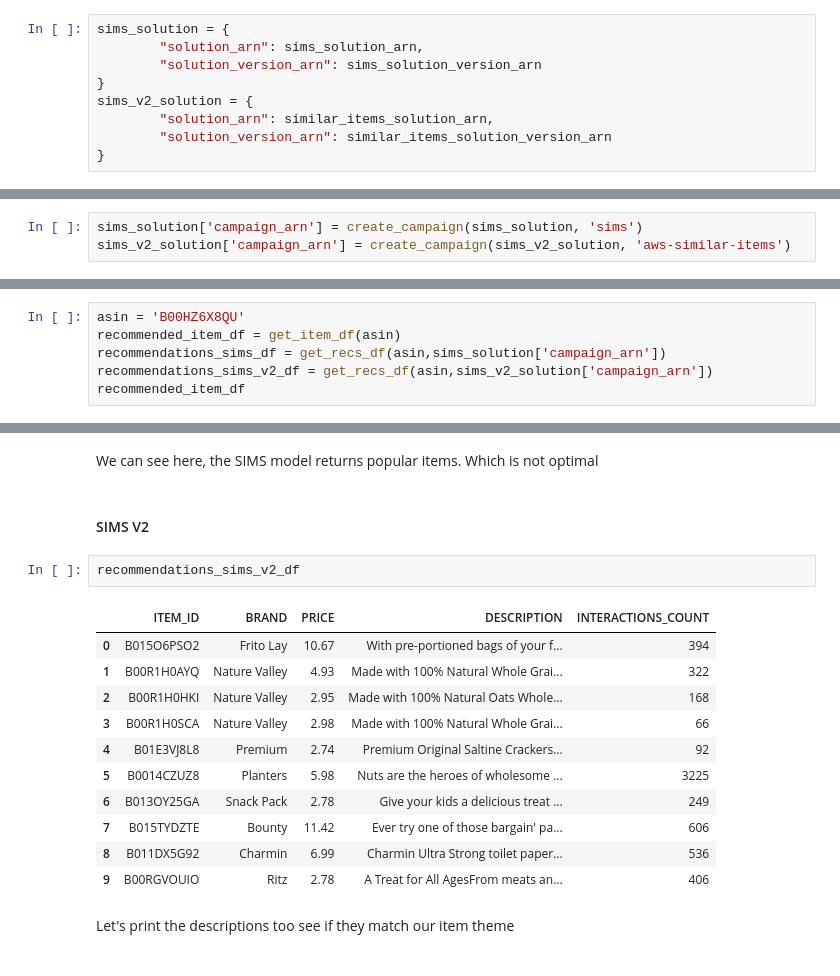
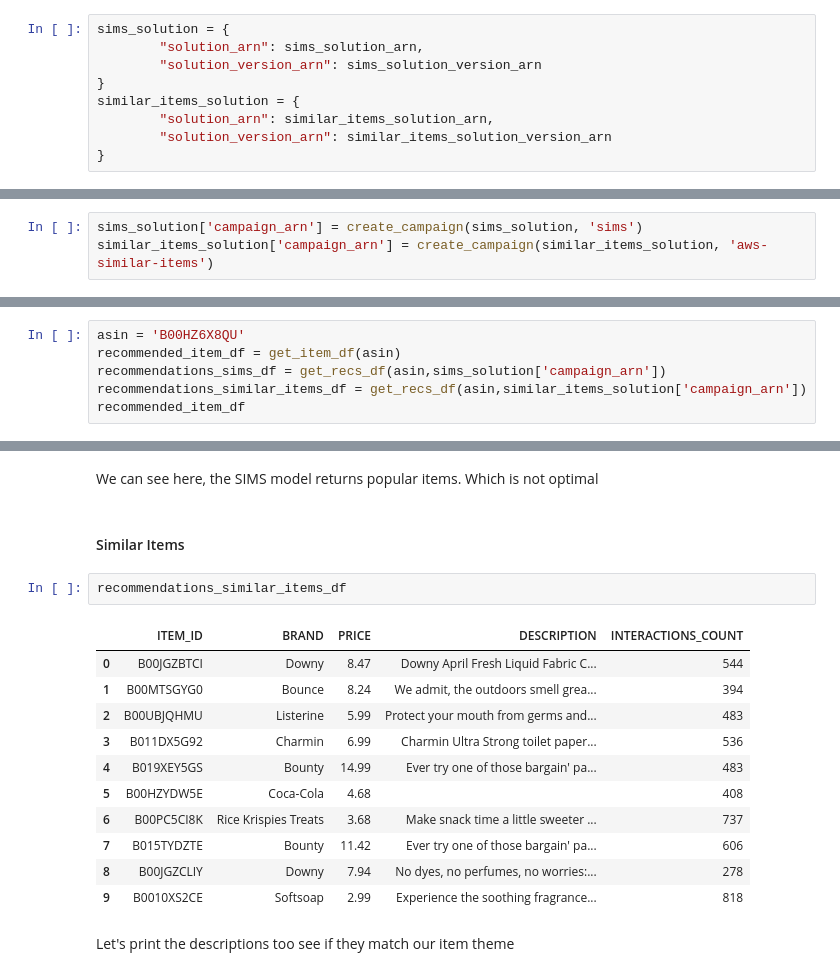
Before and after one commit to aws-samples/amazon-personalize-samples, a Jupyter notebook: next_steps/core_use_cases/related_items/personalize_aws_similar_items_example.ipynb, the cells around one changed output, grey strips where cells are left out. Cells and saved outputs as stored; diff of their text form.

```diff
--- a/next_steps/core_use_cases/related_items/personalize_aws_similar_items_example.ipynb
+++ b/next_steps/core_use_cases/related_items/personalize_aws_similar_items_example.ipynb
@@ -1001,7 +1015,7 @@ sims_solution = {
         "solution_arn": sims_solution_arn,
         "solution_version_arn": sims_solution_version_arn
 }
-sims_v2_solution = {
+similar_items_solution = {
         "solution_arn": similar_items_solution_arn,
         "solution_version_arn": similar_items_solution_version_arn
 }
@@ -1035,5 +1049,5 @@ def waitForCampaign(solution):
 Create a campaign for each of the items similarities recipes, but keep all the other settings the same to demonstrate the impact of the addition of metadata.
 # %%
 sims_solution['campaign_arn'] = create_campaign(sims_solution, 'sims')
-sims_v2_solution['campaign_arn'] = create_campaign(sims_v2_solution, 'aws-similar-items')
+similar_items_solution['campaign_arn'] = create_campaign(similar_items_solution, 'aws-similar-items')
 # %% [output]
@@ -1274,7 +1272,7 @@ Now let's take a look at some more targeted items to see how these two models be
 asin = 'B00HZ6X8QU'
 recommended_item_df = get_item_df(asin)
 recommendations_sims_df = get_recs_df(asin,sims_solution['campaign_arn'])
-recommendations_sims_v2_df = get_recs_df(asin,sims_v2_solution['campaign_arn'])
+recommendations_similar_items_df = get_recs_df(asin,similar_items_solution['campaign_arn'])
 recommended_item_df
 # %% [output]
 A value is trying to be set on a copy of a slice from a DataFrame.
@@ -1370,21 +1370,21 @@ recommendations_sims_df
 # %% [markdown]
 We can see here, the SIMS model returns popular items. Which is not optimal
 # %% [markdown]
-#### SIMS V2
+#### Similar Items
 # %%
-recommendations_sims_v2_df
+recommendations_similar_items_df
 # %% [output]
 |  | ITEM_ID | BRAND | PRICE | DESCRIPTION | INTERACTIONS_COUNT |
-| 0 | B015O6PSO2 | Frito Lay | 10.67 | With pre-portioned bags of your f... | 394 |
-| 1 | B00R1H0AYQ | Nature Valley | 4.93 | Made with 100% Natural Whole Grai... | 322 |
-| 2 | B00R1H0HKI | Nature Valley | 2.95 | Made with 100% Natural Oats Whole... | 168 |
-| 3 | B00R1H0SCA | Nature Valley | 2.98 | Made with 100% Natural Whole Grai... | 66 |
-| 4 | B01E3VJ8L8 | Premium | 2.74 | Premium Original Saltine Crackers... | 92 |
-| 5 | B0014CZUZ8 | Planters | 5.98 | Nuts are the heroes of wholesome ... | 3225 |
-| 6 | B013OY25GA | Snack Pack | 2.78 | Give your kids a delicious treat ... | 249 |
+| 0 | B00JGZBTCI | Downy | 8.47 | Downy April Fresh Liquid Fabric C... | 544 |
+| 1 | B00MTSGYG0 | Bounce | 8.24 | We admit, the outdoors smell grea... | 394 |
+| 2 | B00UBJQHMU | Listerine | 5.99 | Protect your mouth from germs and... | 483 |
+| 3 | B011DX5G92 | Charmin | 6.99 | Charmin Ultra Strong toilet paper... | 536 |
+| 4 | B019XEY5GS | Bounty | 14.99 | Ever try one of those bargain' pa... | 483 |
+| 5 | B00HZYDW5E | Coca-Cola | 4.68 |  | 408 |
+| 6 | B00PC5CI8K | Rice Krispies Treats | 3.68 | Make snack time a little sweeter ... | 737 |
 | 7 | B015TYDZTE | Bounty | 11.42 | Ever try one of those bargain' pa... | 606 |
-| 8 | B011DX5G92 | Charmin | 6.99 | Charmin Ultra Strong toilet paper... | 536 |
-| 9 | B00RGVOUIO | Ritz | 2.78 | A Treat for All AgesFrom meats an... | 406 |
+| 8 | B00JGZCLIY | Downy | 7.94 | No dyes, no perfumes, no worries:... | 278 |
+| 9 | B0010XS2CE | Softsoap | 2.99 | Experience the soothing fragrance... | 818 |
 # %% [markdown]
 Let's print the descriptions too see if they match our item theme
 # %%
```
Also changed, not shown: parts of 41 cells of this notebook.
